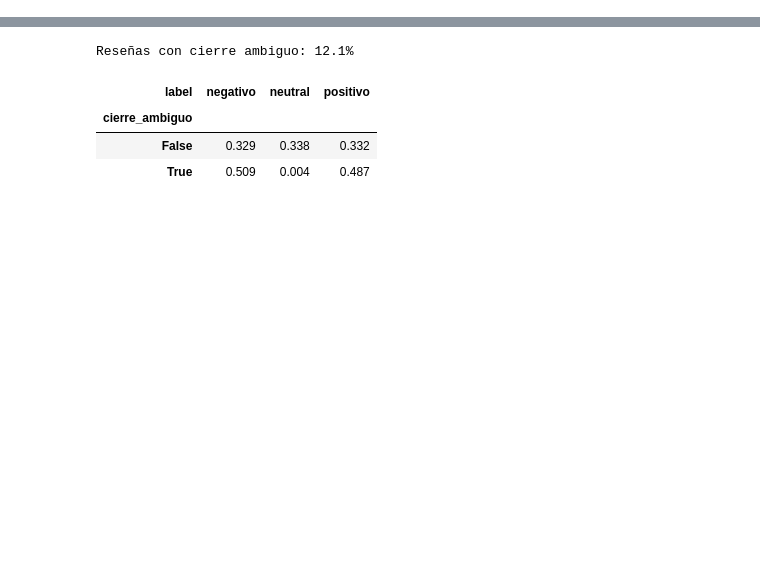
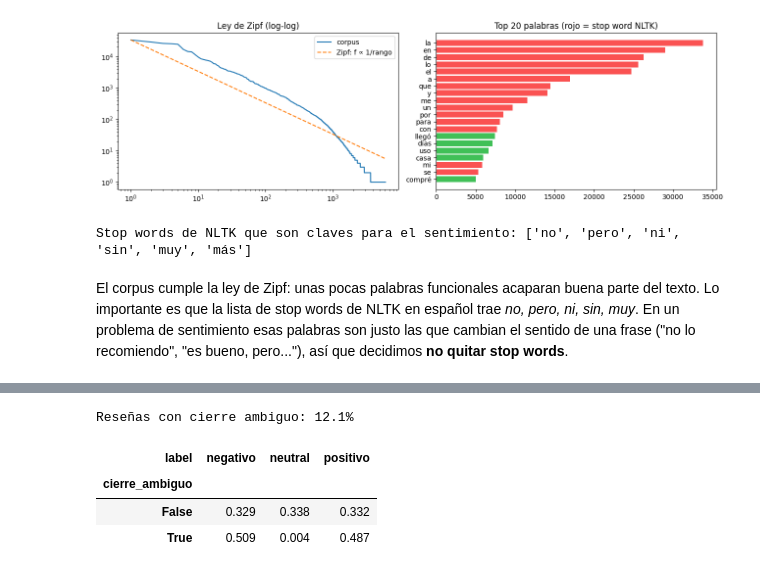
Before and after one commit to JuanSe8190/Proyecto1-Predictor-emociones, a Jupyter notebook: Proyecto Parte 1/Proyecto1.ipynb, the cells around one changed output, grey strips where cells are left out. Drawn from its saved outputs; the diff is of its cells as text; code cells hidden in the pictures; blank space fills up the shorter version.

```diff
--- a/Proyecto Parte 1/Proyecto1.ipynb
+++ b/Proyecto Parte 1/Proyecto1.ipynb
@@ -568,0 +113,5 @@ plt.gca().invert_yaxis(); plt.show()
+# %%
+for lab in ['negativo', 'neutral', 'positivo']:
+    print(f'--- {lab} ---')
+    for t in train_data.loc[train_data['label'] == lab, 'text'].head(2):
+        print('  ', t)
@@ -568,0 +128,23 @@ plt.gca().invert_yaxis(); plt.show()
+# %%
+# Ley de Zipf y stop words: ¿qué palabras dominan el corpus?
+tokens = [w for t in train_data['text'] for w in re.findall(r'\w+', t.lower())]
+contador = Counter(tokens)
+freqs = np.array(sorted(contador.values(), reverse=True))
+sw = set(stopwords.words('spanish'))
+
+fig, ax = plt.subplots(1, 2, figsize=(13, 4))
+ax[0].loglog(np.arange(1, len(freqs) + 1), freqs, label='corpus')
+ax[0].loglog(np.arange(1, len(freqs) + 1), freqs[0] / np.arange(1, len(freqs) + 1), '--', label='Zipf: f ∝ 1/rango')
+ax[0].set_title('Ley de Zipf (log-log)'); ax[0].legend()
+top = contador.most_common(20)
+ax[1].barh([w for w, _ in top][::-1], [f for _, f in top][::-1],
+           color=['#FA5252' if w in sw else '#40C057' for w, _ in top][::-1])
+ax[1].set_title('Top 20 palabras (rojo = stop word NLTK)')
+plt.tight_layout(); plt.show()
+print('Stop words de NLTK que son claves para el sentimiento:',
+      [p for p in ['no', 'pero', 'ni', 'sin', 'muy', 'más', 'aunque'] if p in sw])
+# %% [output]
+[figure, added]
+Stop words de NLTK que son claves para el sentimiento: ['no', 'pero', 'ni', 'sin', 'muy', 'más']
+# %% [markdown]
+El corpus cumple la ley de Zipf: unas pocas palabras funcionales acaparan buena parte del texto. Lo importante es que la lista de stop words de NLTK en español trae *no, pero, ni, sin, muy*. En un problema de sentimiento esas palabras son justo las que cambian el sentido de una frase ("no lo recomiendo", "es bueno, pero..."), así que decidimos **no quitar stop words**.
```
Also changed, not shown: parts of 104 cells of this notebook, 6 other files.
